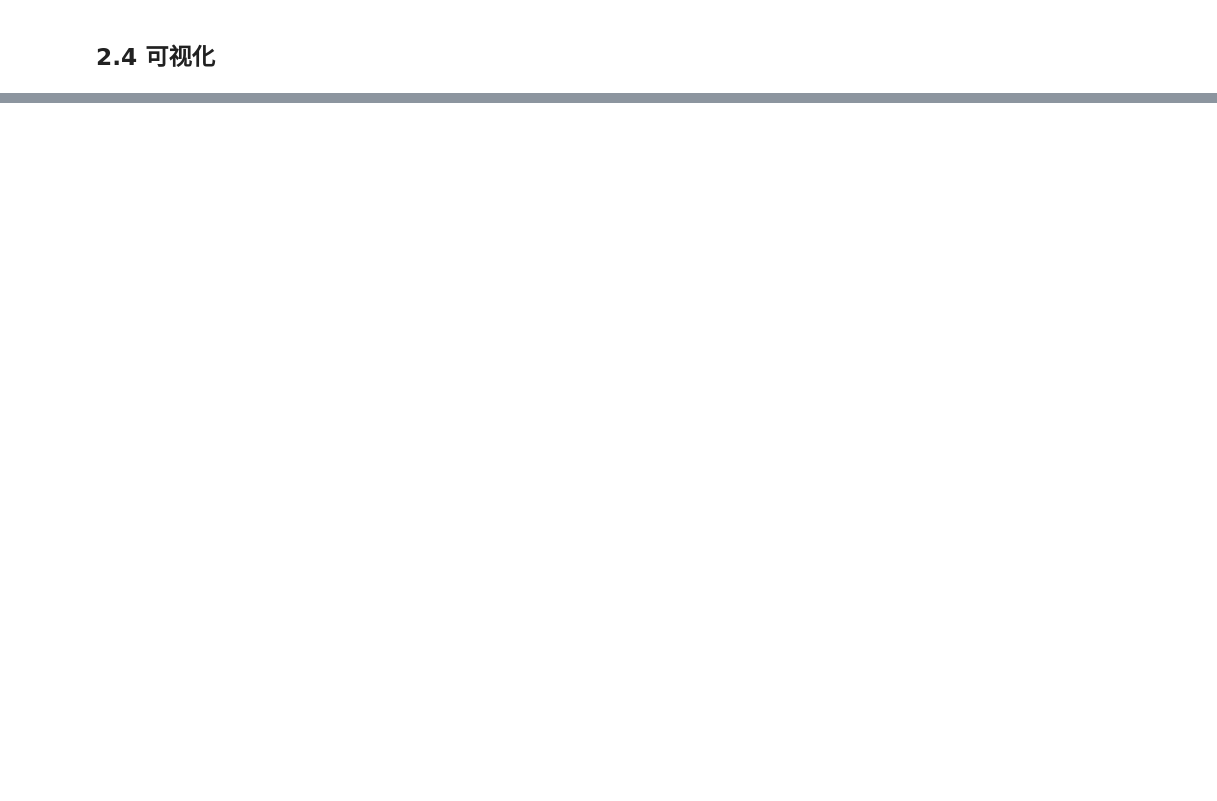
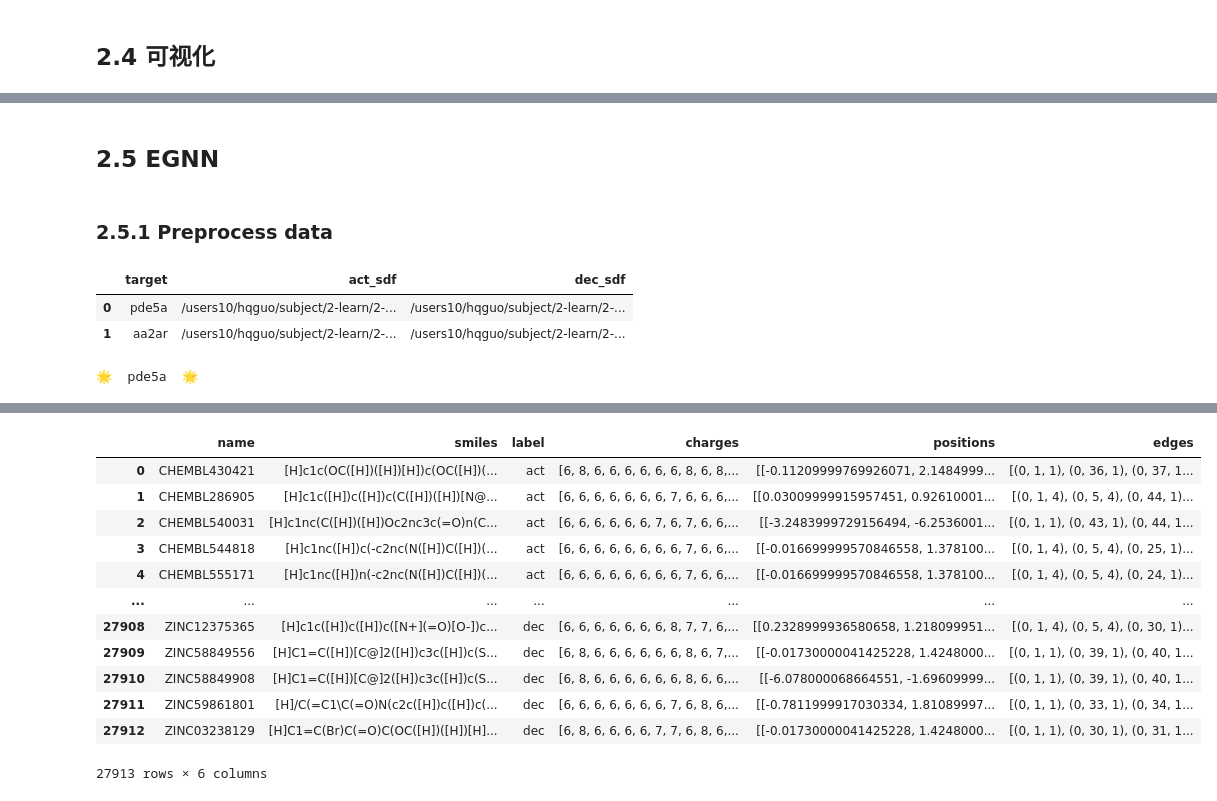
Before and after one commit to SimLif/molecule-3d-similarity, a Jupyter notebook: test.ipynb, the cells around one changed output, grey strips where cells are left out. Saved outputs shown, nothing was run; the diff lists cells and outputs as text; code cells hidden in the pictures; blank space fills up the shorter version.

Commit message:
preprocess dude for egnn v1

```diff
--- a/test.ipynb
+++ b/test.ipynb
@@ -1783,0 +1266,4 @@ next(get_ism)
+# %% [markdown]
+## 2.5 EGNN
+# %% [markdown]
+### 2.5.1 Preprocess data
@@ -1783,0 +1289,7 @@ next(get_ism)
+# %%
+sdf_path_df = pd.DataFrame(tmp_list).dropna()
+sdf_path_df.sample(2)
+# %% [output]
+|  | target | act_sdf | dec_sdf |
+| 0 | pde5a | /users10/hqguo/subject/2-learn/2-... | /users10/hqguo/subject/2-learn/2-... |
+| 1 | aa2ar | /users10/hqguo/subject/2-learn/2-... | /users10/hqguo/subject/2-learn/2-... |
@@ -1783,0 +1317,34 @@ next(get_ism)
+# %%
+map_dict = {
+    rdkit.Chem.rdchem.BondType.SINGLE   : 1,
+    rdkit.Chem.rdchem.BondType.DOUBLE   : 2,
+    rdkit.Chem.rdchem.BondType.TRIPLE   : 3,
+    rdkit.Chem.rdchem.BondType.AROMATIC : 4,
+}
+# %%
+def extract_info_from_sdf(series: pd.Series):
+    print(f"🌟  {series['target']}  🌟")
+    act = de_duplicate([m for m in Chem.SDMolSupplier(series['act_sdf'], removeHs=False) if m])
+    dec = de_duplicate([m for m in Chem.SDMolSupplier(series['dec_sdf'], removeHs=False) if m])
+
+    def get_info(mol, name, label):
+        name        = name
+        smiles      = AllChem.MolToSmiles(mol)
+        charges     = json.dumps([a.GetAtomicNum() for a in mol.GetAtoms()])
+        positions   = json.dumps(mol.GetConformer(0).GetPositions().tolist())
+        mol_adj     = AllChem.GetAdjacencyMatrix(mol)
+        # GetBondType
+        edges = []
+        for in_i, in_a in enumerate(list(mol.GetAtoms())[:-1]):
+            in_a_bt = [ele.GetBondType() for ele in in_a.GetBonds()[sum(mol_adj[in_i][:in_i+1]):]]
+            edges.extend([(in_i, wr_i, map_dict[in_a_bt[at_i]]) for at_i,wr_i  in  enumerate([to_i for to_i,to_a in enumerate(mol_adj[in_i]) if (to_i>in_i)and(to_a==1)])])
+
+        return {'name':name, 'smiles':smiles, 'label':label, 'charges':charges, 'positions':positions, 'edges':edges}
+    act_out = Parallel(n_jobs=n_jobs, verbose=1)(delayed(get_info)(mol, mol.GetProp('_Name'), 'act') for mol in act)
+    dec_out = Parallel(n_jobs=n_jobs, verbose=1)(delayed(get_info)(mol, mol.GetProp('_Name'), 'dec') for mol in dec)
+
+    return pd.DataFrame(act_out + dec_out)
+# %%
+extract_info_from_sdf(sdf_path_df.iloc[0])
+# %% [output]
+🌟  pde5a  🌟
@@ -1783,0 +1360,13 @@ next(get_ism)
+|  | name | smiles | label | charges | positions | edges |
+| 0 | CHEMBL430421 | [H]c1c(OC([H])([H])[H])c(OC([H])(... | act | [6, 8, 6, 6, 6, 6, 6, 6, 8, 6, 8,... | [[-0.11209999769926071, 2.1484999... | [(0, 1, 1), (0, 36, 1), (0, 37, 1... |
+| 1 | CHEMBL286905 | [H]c1c([H])c([H])c(C([H])([H])[N@... | act | [6, 6, 6, 6, 6, 6, 6, 7, 6, 6, 6,... | [[0.03009999915957451, 0.92610001... | [(0, 1, 4), (0, 5, 4), (0, 44, 1)... |
+| 2 | CHEMBL540031 | [H]c1nc(C([H])([H])Oc2nc3c(=O)n(C... | act | [6, 6, 6, 6, 6, 6, 7, 6, 7, 6, 6,... | [[-3.2483999729156494, -6.2536001... | [(0, 1, 1), (0, 43, 1), (0, 44, 1... |
+| 3 | CHEMBL544818 | [H]c1nc([H])c(-c2nc(N([H])C([H])(... | act | [6, 6, 6, 6, 6, 6, 6, 6, 7, 6, 6,... | [[-0.016699999570846558, 1.378100... | [(0, 1, 4), (0, 5, 4), (0, 25, 1)... |
+| 4 | CHEMBL555171 | [H]c1nc([H])n(-c2nc(N([H])C([H])(... | act | [6, 6, 6, 6, 6, 6, 6, 6, 7, 6, 6,... | [[-0.016699999570846558, 1.378100... | [(0, 1, 4), (0, 5, 4), (0, 24, 1)... |
+| ... | ... | ... | ... | ... | ... | ... |
+| 27908 | ZINC12375365 | [H]c1c([H])c([H])c([N+](=O)[O-])c... | dec | [6, 6, 6, 6, 6, 6, 6, 8, 7, 7, 6,... | [[0.2328999936580658, 1.218099951... | [(0, 1, 4), (0, 5, 4), (0, 30, 1)... |
+| 27909 | ZINC58849556 | [H]C1=C([H])[C@]2([H])c3c([H])c(S... | dec | [6, 8, 6, 6, 6, 6, 6, 6, 8, 6, 7,... | [[-0.01730000041425228, 1.4248000... | [(0, 1, 1), (0, 39, 1), (0, 40, 1... |
+| 27910 | ZINC58849908 | [H]C1=C([H])[C@]2([H])c3c([H])c(S... | dec | [6, 8, 6, 6, 6, 6, 6, 6, 8, 6, 6,... | [[-6.078000068664551, -1.69609999... | [(0, 1, 1), (0, 39, 1), (0, 40, 1... |
+| 27911 | ZINC59861801 | [H]/C(=C1\C(=O)N(c2c([H])c([H])c(... | dec | [6, 6, 6, 6, 6, 6, 6, 7, 6, 8, 6,... | [[-0.7811999917030334, 1.81089997... | [(0, 1, 1), (0, 33, 1), (0, 34, 1... |
+| 27912 | ZINC03238129 | [H]C1=C(Br)C(=O)C(OC([H])([H])[H]... | dec | [6, 8, 6, 6, 6, 6, 7, 7, 6, 8, 6,... | [[-0.01730000041425228, 1.4248000... | [(0, 1, 1), (0, 30, 1), (0, 31, 1... |
+27913 rows × 6 columns
```
Also changed, not shown: parts of 66 cells of this notebook.
